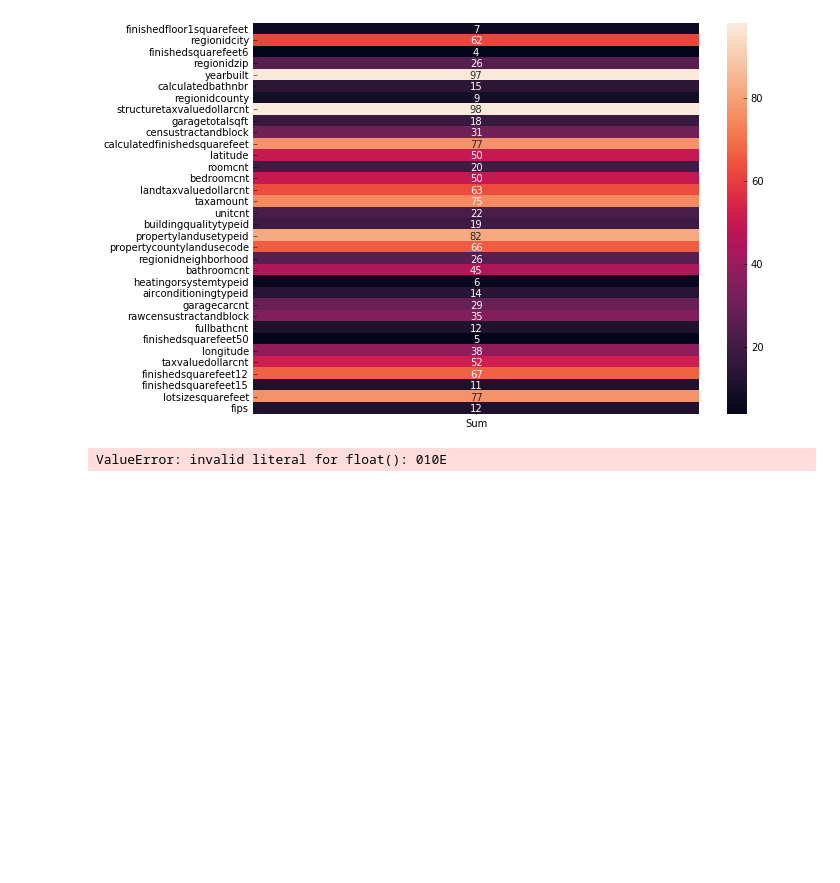
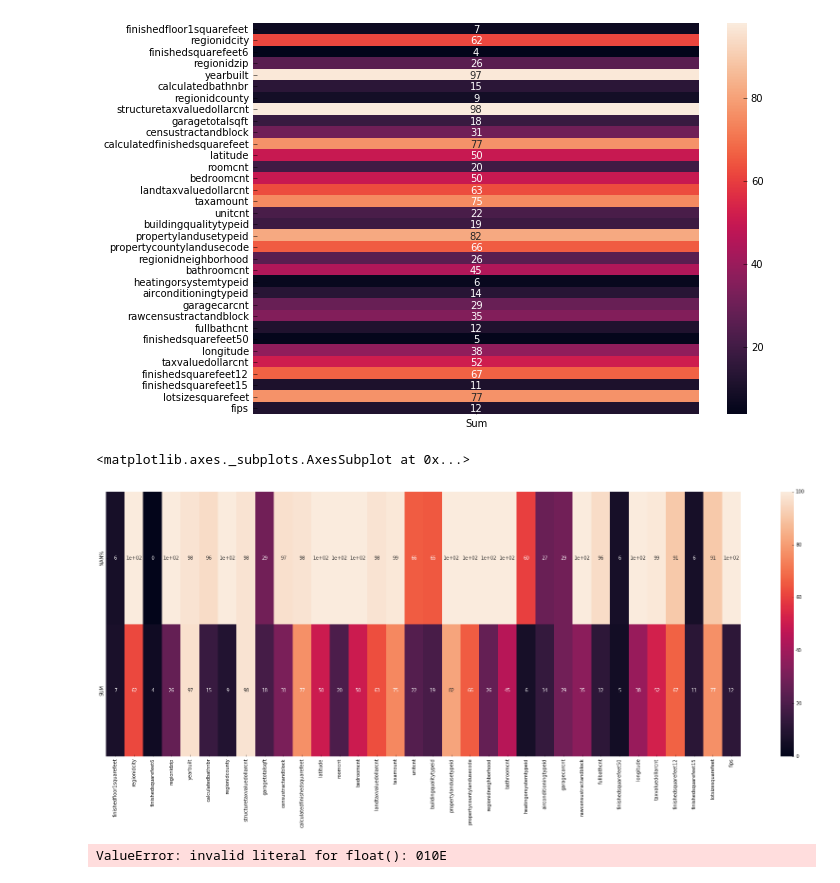
Before and after one commit to lakshaykc/kaggle_zillow, a Jupyter notebook: Feature_importance_and_regression_model.ipynb, the cells around one changed output. Drawn from its saved outputs; the diff is of its cells as text; code cells hidden in the pictures; blank space fills up the shorter version.

```diff
--- a/Feature_importance_and_regression_model.ipynb
+++ b/Feature_importance_and_regression_model.ipynb
@@ -148,6 +148,28 @@ sns.heatmap(df_sum, annot=True)
 <matplotlib.axes._subplots.AxesSubplot at 0x...>
 [figure]
 [figure]
+# %%
+temp_frame_laks = df.isnull().sum(axis=0)
+feature_list = temp_frame_laks.index.values
+null_percentage = temp_frame_laks.values/3064055.
+
+feature_list = list(feature_list)
+null_percentage = list(null_percentage)
+
+nan_values = []
+for i in a:
+    temp_index = feature_list.index(i)
+    nan_values.append(int(100.0 - round(null_percentage[temp_index]*100, 1)))
+
+df_nan = pd.DataFrame([nan_values, final_sum], index = ["NAN%", "SUM"],
+                  columns = [i for i in a])
+
+plt.figure(figsize = (30,10))
+
+sns.heatmap(df_nan, annot=True)
+# %% [output]
+<matplotlib.axes._subplots.AxesSubplot at 0x...>
+[figure, added]
 # %%
 from sklearn.preprocessing import StandardScaler
 from sklearn.model_selection import train_test_split
```
